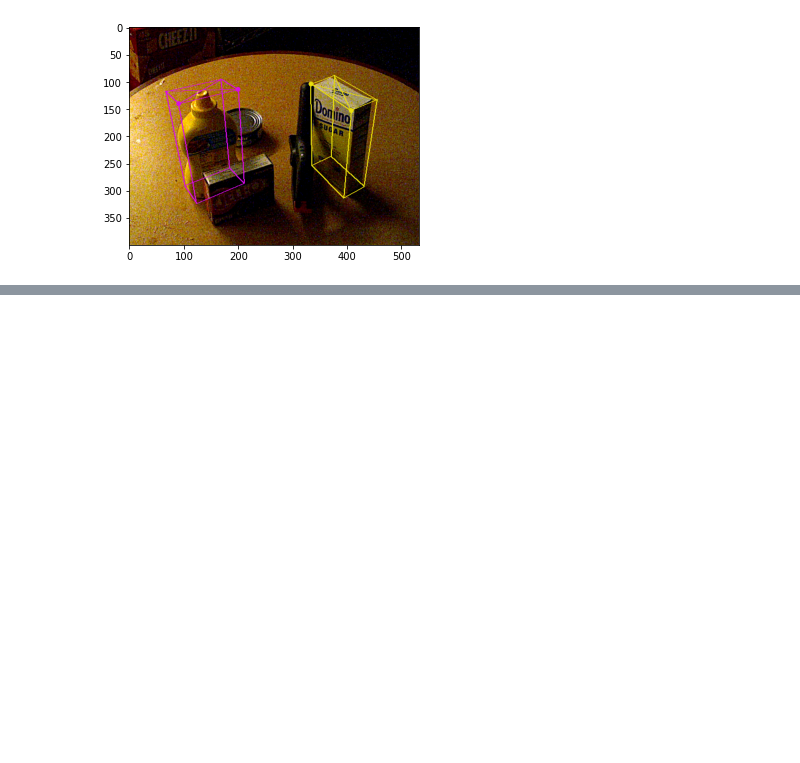
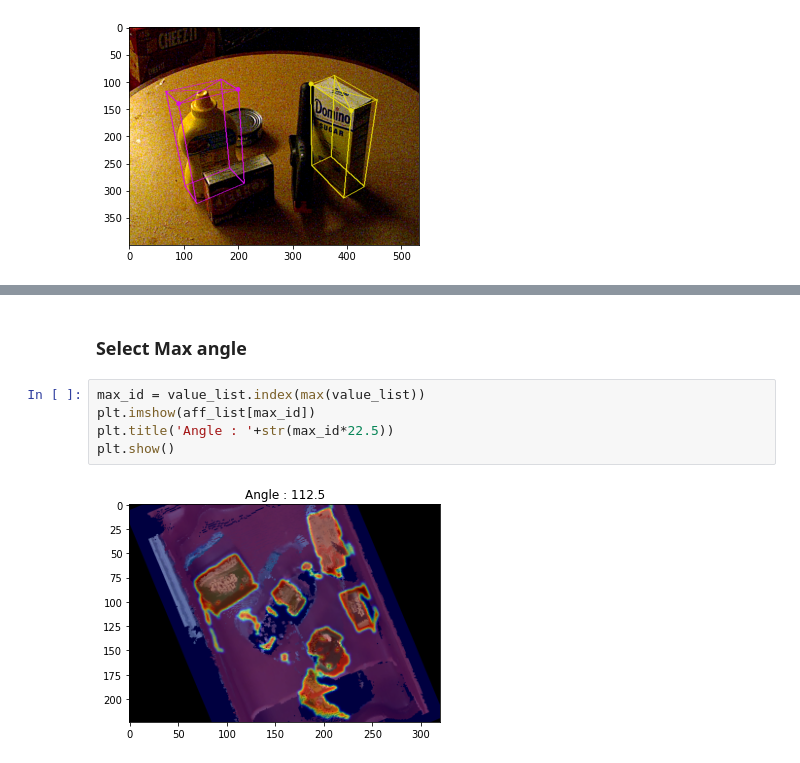
Before and after one commit to ARG-NCTU/handover_grasping, a Jupyter notebook: 01_model.ipynb, the cells around one changed output, grey strips where cells are left out. Saved outputs shown, nothing was run; the diff lists cells and outputs as text; blank space fills up the shorter version.

```diff
--- a/01_model.ipynb
+++ b/01_model.ipynb
@@ -966,0 +1095,9 @@ frame color_17
+# %% [markdown]
+### Select Max angle
+# %%
+max_id = value_list.index(max(value_list))
+plt.imshow(aff_list[max_id])
+plt.title('Angle : '+str(max_id*22.5))
+plt.show()
+# %% [output]
+[figure, added]
```
Also changed, not shown: parts of 11 cells of this notebook, 2 other files.
